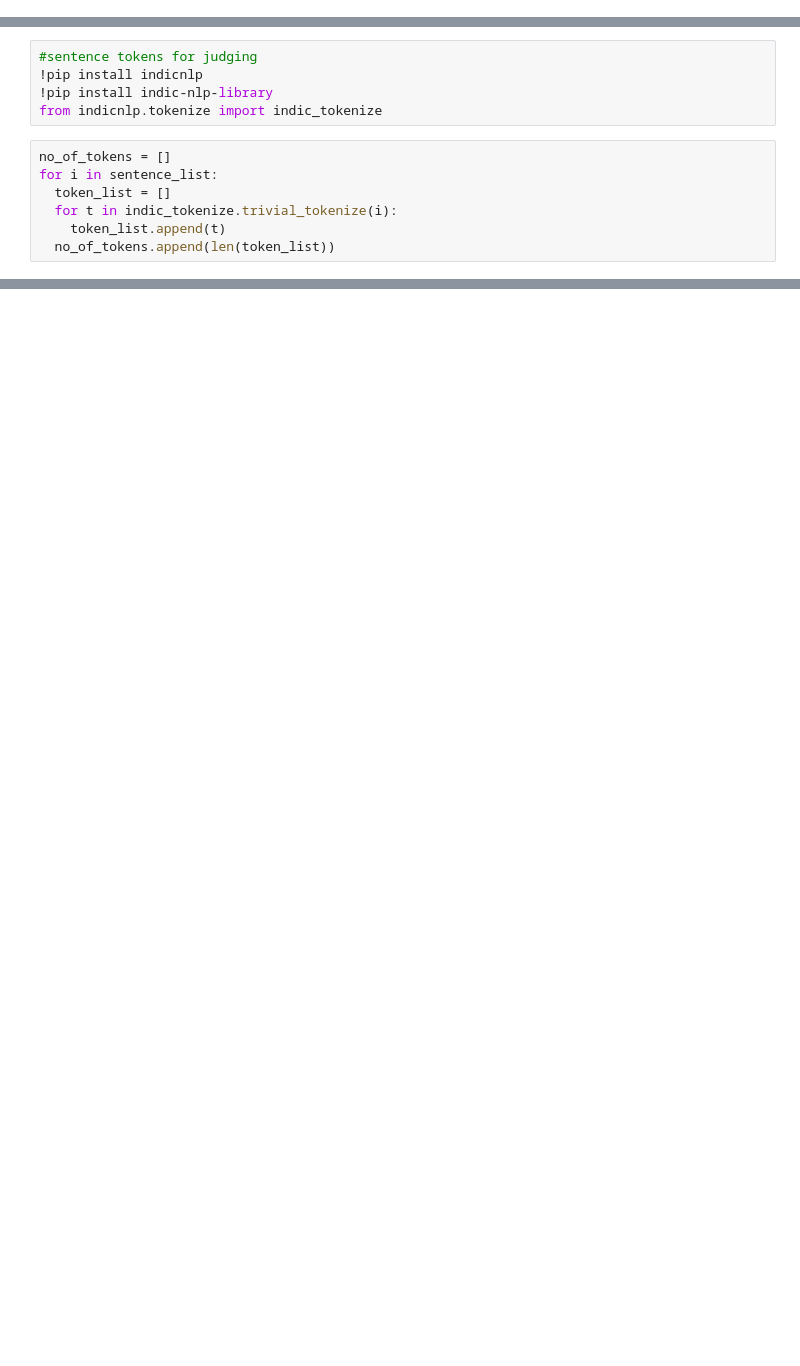
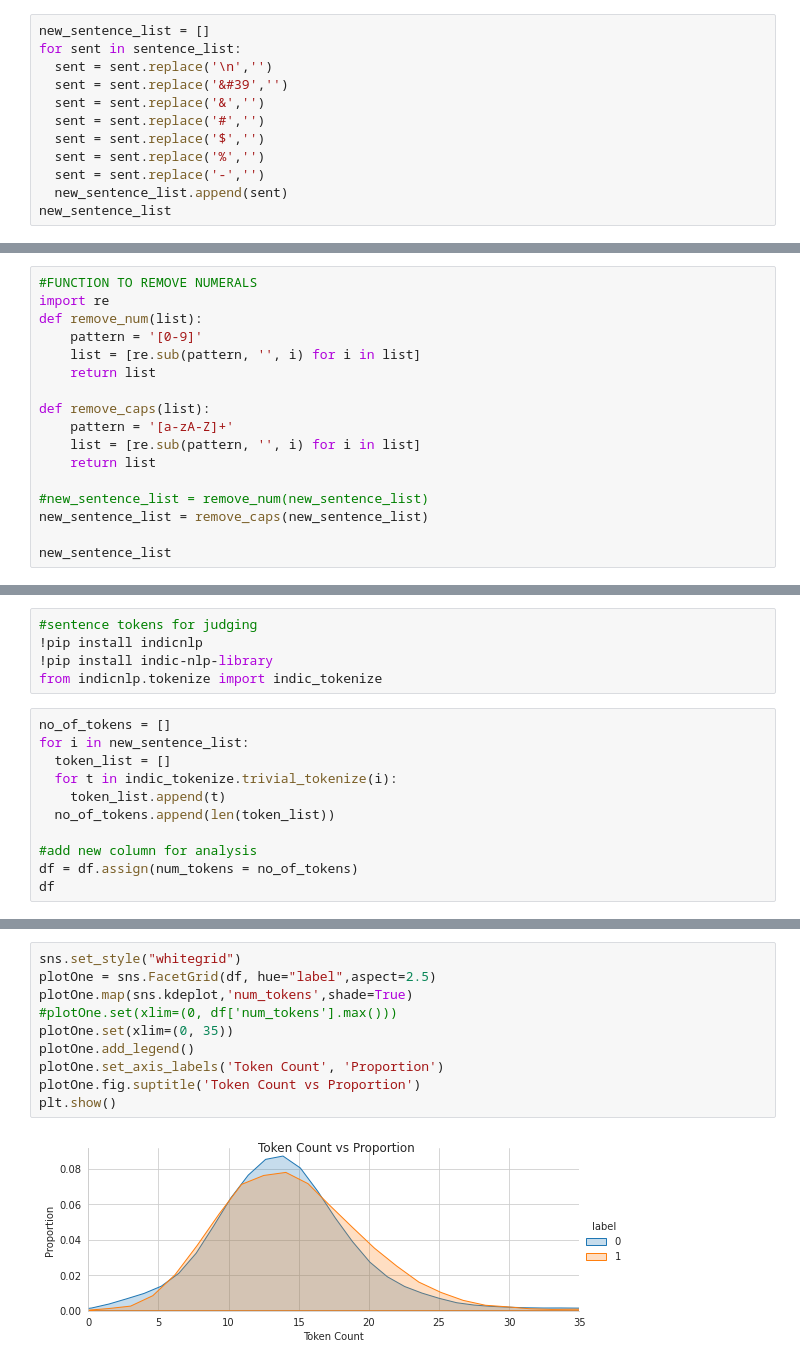
Before and after one commit to esh04/Clickbait-Identification, a Jupyter notebook: Clickbait.ipynb, the cells around one changed output, grey strips where cells are left out. Drawn from its saved outputs; the diff is of its cells as text; blank space fills up the shorter version.

```diff
--- a/Clickbait.ipynb
+++ b/Clickbait.ipynb
@@ -51,0 +57,12 @@ sentence_list
+# %%
+new_sentence_list = []
+for sent in sentence_list:
+  sent = sent.replace('\n','')
+  sent = sent.replace('&#39','')
+  sent = sent.replace('&','')
+  sent = sent.replace('#','')
+  sent = sent.replace('$','')
+  sent = sent.replace('%','')
+  sent = sent.replace('-','')
+  new_sentence_list.append(sent)
+new_sentence_list
@@ -51,0 +87,17 @@ sentence_list
+# %%
+#FUNCTION TO REMOVE NUMERALS
+import re
+def remove_num(list):
+    pattern = '[0-9]'
+    list = [re.sub(pattern, '', i) for i in list]
+    return list
+
+def remove_caps(list):
+    pattern = '[a-zA-Z]+'
+    list = [re.sub(pattern, '', i) for i in list]
+    return list
+
+#new_sentence_list = remove_num(new_sentence_list)
+new_sentence_list = remove_caps(new_sentence_list)
+
+new_sentence_list
@@ -56,8 +126,12 @@ sentence_list
 from indicnlp.tokenize import indic_tokenize
 # %%
 no_of_tokens = []
-for i in sentence_list:
+for i in new_sentence_list:
   token_list = []
   for t in indic_tokenize.trivial_tokenize(i):
     token_list.append(t)
   no_of_tokens.append(len(token_list))
+
+#add new column for analysis
+df = df.assign(num_tokens = no_of_tokens)
+df
@@ -82 +169,13 @@ df
+# %%
+sns.set_style("whitegrid")
+plotOne = sns.FacetGrid(df, hue="label",aspect=2.5)
+plotOne.map(sns.kdeplot,'num_tokens',shade=True)
+#plotOne.set(xlim=(0, df['num_tokens'].max()))
+plotOne.set(xlim=(0, 35))
+plotOne.add_legend()
+plotOne.set_axis_labels('Token Count', 'Proportion')
+plotOne.fig.suptitle('Token Count vs Proportion')
+plt.show()
+# %% [output]
+[figure, added]
 # %%
```
Also changed, not shown: parts of 16 cells of this notebook.
